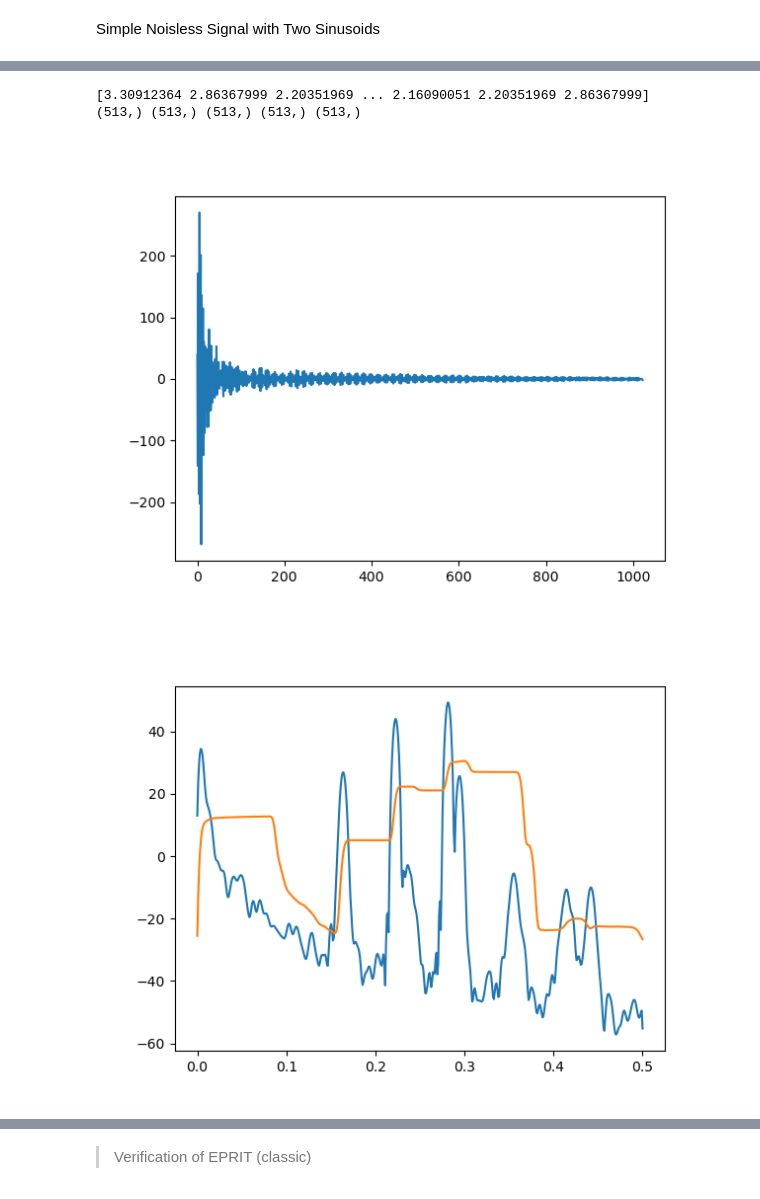
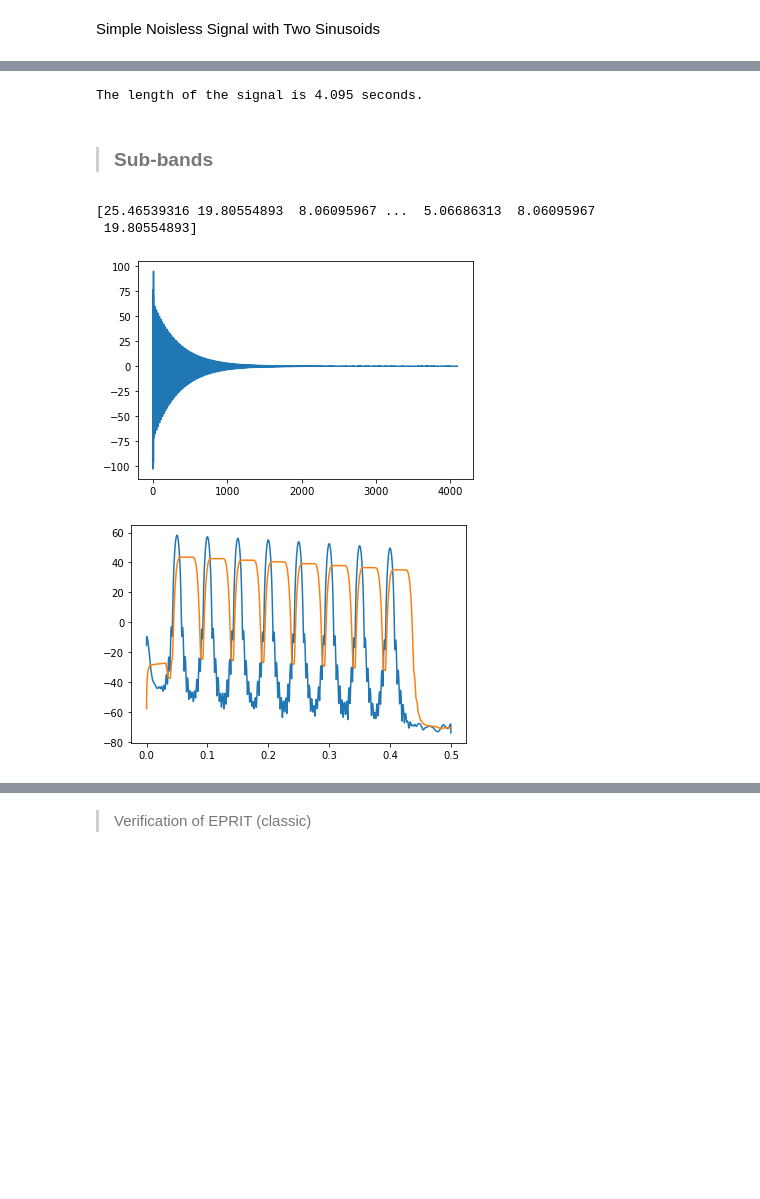
Before and after one commit to piptouque/atiam_pam_hrparam, a Jupyter notebook: source/ESPRIT-Roy.ipynb, the cells around one changed output, grey strips where cells are left out. Cells and saved outputs as stored; diff of their text form; code cells hidden in the pictures; blank space fills up the shorter version.

```diff
--- a/source/ESPRIT-Roy.ipynb
+++ b/source/ESPRIT-Roy.ipynb
@@ -391,0 +373,17 @@ N_trem0/fs
+# %%
+N_trem1 = 2**10-1
+
+K_trem1 = 8
+
+f0 = 0.7
+f_trem1 = f0*np.arange(1,K_trem1+1)
+
+a_trem1 = np.array([0.00807193, 0.09748246, 0.02404544, 0.04275309, 0.02482811,
+       0.08778044, 0.00470351, 0.03118916])
+
+delta_trem1 = -0.0001*np.random.rand(K_trem1)
+
+phi_trem1 = np.array([1.76348603, 1.20411769, 0.76158339, 1.35157899, 0.36247392,
+       1.44086579, 1.73647764, 1.98131046])
+
+tremolo1 = synthesize(N_trem1, delta_trem1, f_trem1, a_trem1, phi_trem1, 0.003, 10, 0)
@@ -473,0 +494,17 @@ plt.show()
+# %%
+fs2 = 1000
+
+sd.play(np.real(x_synth1[0]), fs2)
+
+print("The length of the signal is", N_synth1/fs2, "seconds.")
+
+t = np.linspace(0., N_synth1/fs2, fs2)
+amplitude = 0.01*np.iinfo(np.int16).max
+data  = amplitude*np.real(x_synth1[0])
+
+#UNCOMMENT TO WRITE A NEW WAV FILE
+write("noisy.wav", fs2, data.astype(np.int16))
+# %% [output]
+The length of the signal is 4.095 seconds.
+# %% [markdown]
+> ### Sub-bands
@@ -474,32 +521,29 @@ plt.show()
 # %%
-x_white0, freq0, PSD_x0, PSD_noise0, PSD_x_white0, PSD_noise_white0 = whiten(noisy_sig0, 85, 10)
-
-print(freq0.shape, PSD_x0.shape, PSD_noise0.shape, PSD_x_white0.shape, PSD_noise_white0.shape)
-
+x_white1, freq1, PSD_x1, PSD_noise1, PSD_x_white1, PSD_noise_white1 = whiten(np.real(x_synth1[0]), 130, 10)
 
 plt.figure()
 
-plt.plot(np.arange(N_synth1), x_white0)
+plt.plot(np.arange(N_synth1), x_white1)
 
 plt.show()
 
 plt.figure()
 
-plt.plot(freq0, 20*np.log10(np.abs(PSD_x0)))
+plt.plot(freq1, 20*np.log10(np.abs(PSD_x1)))
 
-plt.plot(freq0, 20*np.log10(np.abs(PSD_noise0)))
+plt.plot(freq1, 20*np.log10(np.abs(PSD_noise1)))
 
 plt.show()
 
 plt.figure()
 
-plt.plot(freq0, 20*np.log10(np.abs(PSD_x_white0)))
+plt.plot(freq1, 20*np.log10(np.abs(PSD_x_white1)))
 
-plt.plot(freq0, 20*np.log10(np.abs(PSD_noise_white0)))
+plt.plot(freq1, 20*np.log10(np.abs(PSD_noise_white1)))
 
 plt.show()
 # %% [output]
-[3.30912364 2.86367999 2.20351969 ... 2.16090051 2.20351969 2.86367999]
-(513,) (513,) (513,) (513,) (513,)
+[25.46539316 19.80554893  8.06095967 ...  5.06686313  8.06095967
+ 19.80554893]
-[figure, old version]
+[figure, new version]
-[figure, old version]
+[figure, new version]
```
Also changed, not shown: parts of 31 cells of this notebook, 12 other files.
